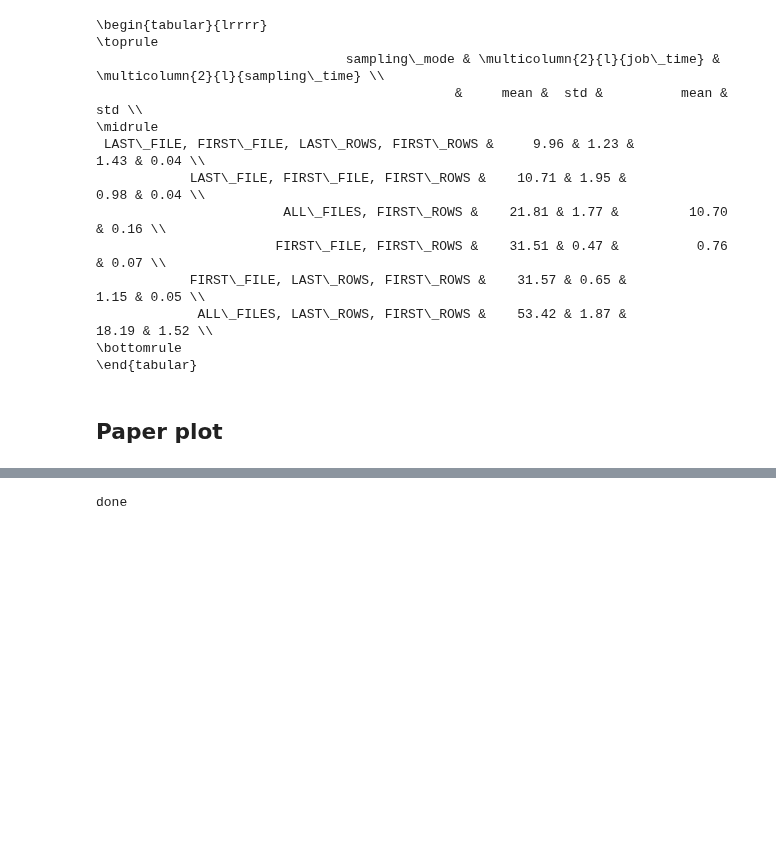
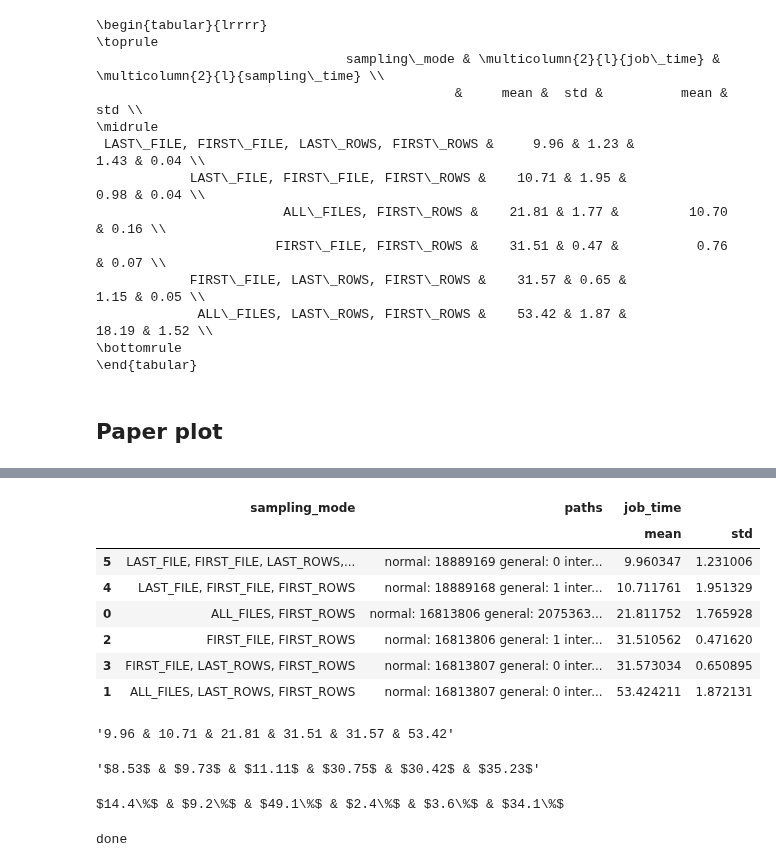
Before and after one commit to tuplex/tuplex, a Jupyter notebook: benchmarks/nextconf/hyperspecialization/flights/notebooks/02_WORKSHOP_Sampling_format.ipynb, the cells around one changed output, grey strips where cells are left out. Cells and saved outputs as stored; diff of their text form; code cells hidden in the pictures; blank space fills up the shorter version.

```diff
--- a/benchmarks/nextconf/hyperspecialization/flights/notebooks/02_WORKSHOP_Sampling_format.ipynb
+++ b/benchmarks/nextconf/hyperspecialization/flights/notebooks/02_WORKSHOP_Sampling_format.ipynb
@@ -229,3 +276,27 @@ gdf
+# %%
+gdf[['sampling_mode', 'paths', 'job_time']]
+# %% [output]
+|  | sampling_mode | paths | job_time |  |
+|  |  |  | mean | std |
+| 5 | LAST_FILE, FIRST_FILE, LAST_ROWS,... | normal: 18889169 general: 0 inter... | 9.960347 | 1.231006 |
+| 4 | LAST_FILE, FIRST_FILE, FIRST_ROWS | normal: 18889168 general: 1 inter... | 10.711761 | 1.951329 |
+| 0 | ALL_FILES, FIRST_ROWS | normal: 16813806 general: 2075363... | 21.811752 | 1.765928 |
+| 2 | FIRST_FILE, FIRST_ROWS | normal: 16813806 general: 1 inter... | 31.510562 | 0.471620 |
+| 3 | FIRST_FILE, LAST_ROWS, FIRST_ROWS | normal: 16813807 general: 0 inter... | 31.573034 | 0.650895 |
+| 1 | ALL_FILES, LAST_ROWS, FIRST_ROWS | normal: 16813807 general: 0 inter... | 53.424211 | 1.872131 |
+# %%
+' & '.join(['{:.2f}'.format(x) for x in gdf[('job_time', 'mean')].values])
+# %% [output]
+'9.96 & 10.71 & 21.81 & 31.51 & 31.57 & 53.42'
+# %%
+' & '.join(['${:.2f}$'.format(x) for x in gdf[('job_time_excl_sampling', 'mean')].values])
+# %% [output]
+'$8.53$ & $9.73$ & $11.11$ & $30.75$ & $30.42$ & $35.23$'
+# %%
+ans = ' & '.join(['${:.1f}\\%$'.format(x) for x in  gdf[('sampling_time', 'mean')].values * 100.0 / gdf[('job_time', 'mean')].values])
+print(ans)
+# %% [output]
+$14.4\%$ & $9.2\%$ & $49.1\%$ & $2.4\%$ & $3.6\%$ & $34.1\%$
 # %%
 plt.figure(figsize=(10, 4))
 w=0.7
```
Also changed, not shown: parts of 8 cells of this notebook.
